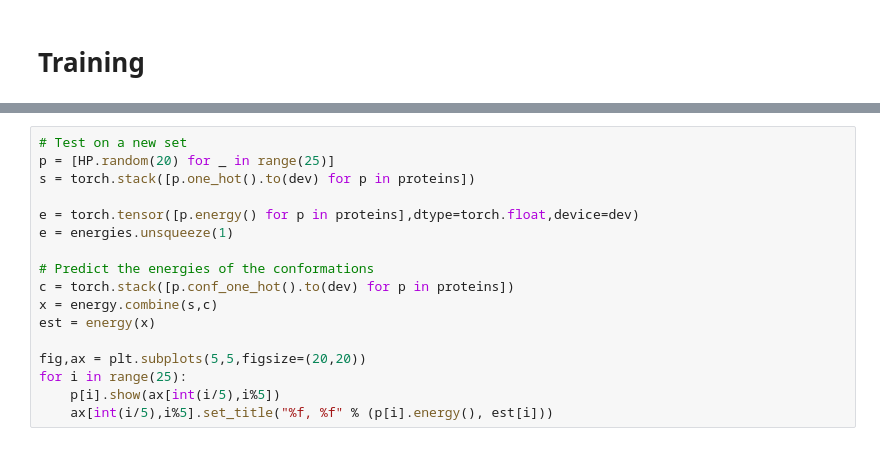
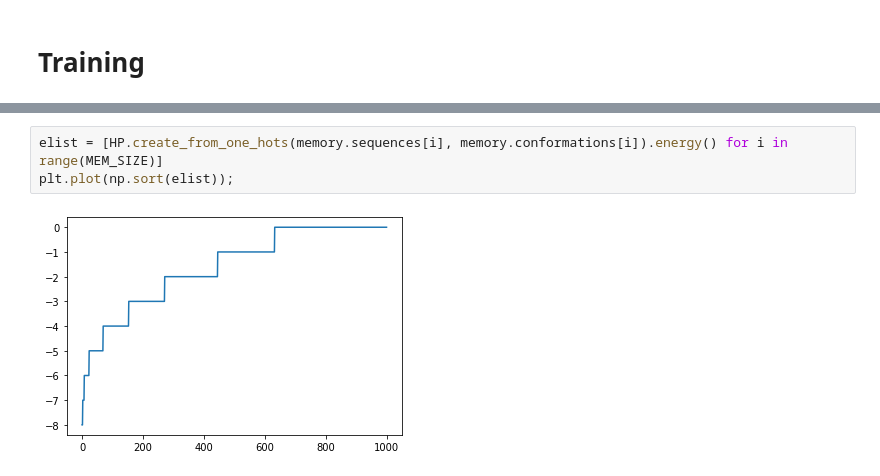
Before and after one commit to klavinslab/hp, a Jupyter notebook: train_energy.ipynb, the cells around one changed output, grey strips where cells are left out. Drawn from its saved outputs; the diff is of its cells as text.

```diff
--- a/train_energy.ipynb
+++ b/train_energy.ipynb
@@ -91,17 +127,5 @@ for i in range(25):
-# %%
-# Test on a new set
-p = [HP.random(20) for _ in range(25)]
-s = torch.stack([p.one_hot().to(dev) for p in proteins])
-
-e = torch.tensor([p.energy() for p in proteins],dtype=torch.float,device=dev)
-e = energies.unsqueeze(1)
-
-# Predict the energies of the conformations
-c = torch.stack([p.conf_one_hot().to(dev) for p in proteins])
-x = energy.combine(s,c)
-est = energy(x)
-
-fig,ax = plt.subplots(5,5,figsize=(20,20))
-for i in range(25):
-    p[i].show(ax[int(i/5),i%5])
-    ax[int(i/5),i%5].set_title("%f, %f" % (p[i].energy(), est[i]))
+# %%
+elist = [HP.create_from_one_hots(memory.sequences[i], memory.conformations[i]).energy() for i in range(MEM_SIZE)]
+plt.plot(np.sort(elist));
+# %% [output]
+[figure, added]
```
Also changed, not shown: parts of 7 cells of this notebook, 5 other files.
